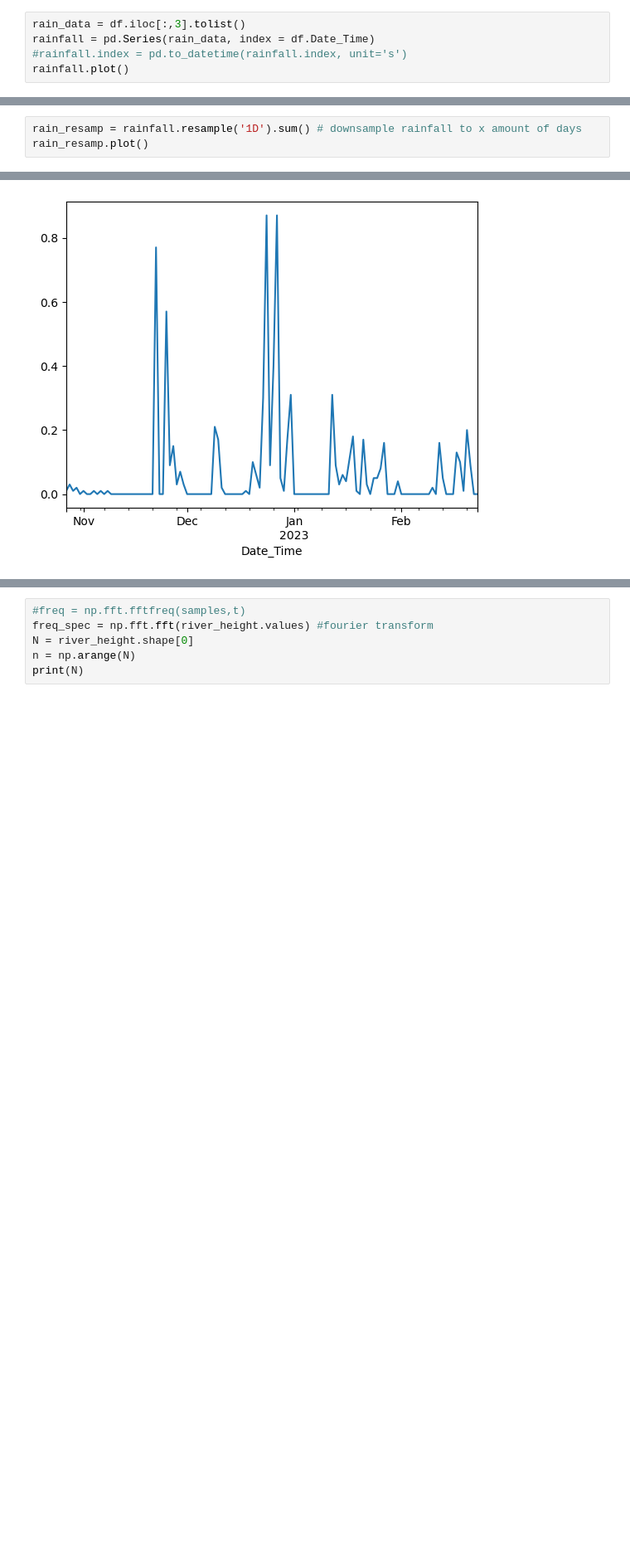
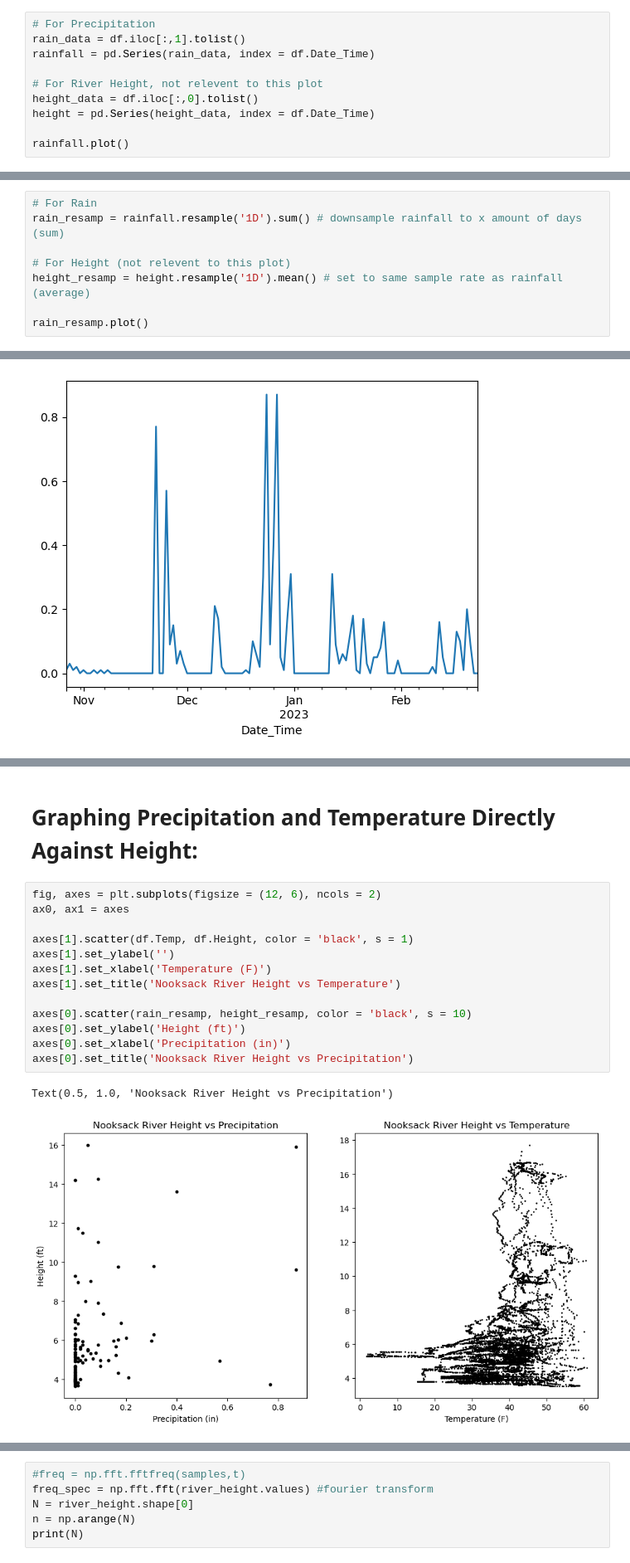
Before and after one commit to tydunn1/Nooksack_River_Analysis, a Jupyter notebook: Final.ipynb, the cells around one changed output, grey strips where cells are left out. Shown at 83% size. Drawn from its saved outputs; the diff is of its cells as text; blank space fills up the shorter version.

```diff
--- a/Final.ipynb
+++ b/Final.ipynb
@@ -28,7 +31,12 @@ df
 # %%
-rain_data = df.iloc[:,3].tolist()
+# For Precipitation
+rain_data = df.iloc[:,1].tolist()
 rainfall = pd.Series(rain_data, index = df.Date_Time)
-#rainfall.index = pd.to_datetime(rainfall.index, unit='s')
+
+# For River Height, not relevent to this plot
+height_data = df.iloc[:,0].tolist()
+height = pd.Series(height_data, index = df.Date_Time)
+
 rainfall.plot()
 # %% [output]
 <AxesSubplot: xlabel='Date_Time'>
@@ -38,5 +46,10 @@ rainfall.plot()
 # %%
-rain_resamp = rainfall.resample('1D').sum() # downsample rainfall to x amount of days
+# For Rain
+rain_resamp = rainfall.resample('1D').sum() # downsample rainfall to x amount of days (sum)
+
+# For Height (not relevent to this plot)
+height_resamp = height.resample('1D').mean() # set to same sample rate as rainfall (average)
+
 rain_resamp.plot()
 # %% [output]
 <AxesSubplot: xlabel='Date_Time'>
@@ -85 +81,19 @@ Text(0.5, 1.0, 'Nooksack River Height vs Precipitation & Temperature')
 [figure]
+# %% [markdown]
+# Graphing Precipitation and Temperature Directly Against Height:
+# %%
+fig, axes = plt.subplots(figsize = (12, 6), ncols = 2)
+ax0, ax1 = axes
+
+axes[1].scatter(df.Temp, df.Height, color = 'black', s = 1)
+axes[1].set_ylabel('')
+axes[1].set_xlabel('Temperature (F)')
+axes[1].set_title('Nooksack River Height vs Temperature')
+
+axes[0].scatter(rain_resamp, height_resamp, color = 'black', s = 10)
+axes[0].set_ylabel('Height (ft)')
+axes[0].set_xlabel('Precipitation (in)')
+axes[0].set_title('Nooksack River Height vs Precipitation')
+# %% [output]
+Text(0.5, 1.0, 'Nooksack River Height vs Precipitation')
+[figure, added]
```
Also changed, not shown: parts of 30 cells of this notebook, 1 other file.
